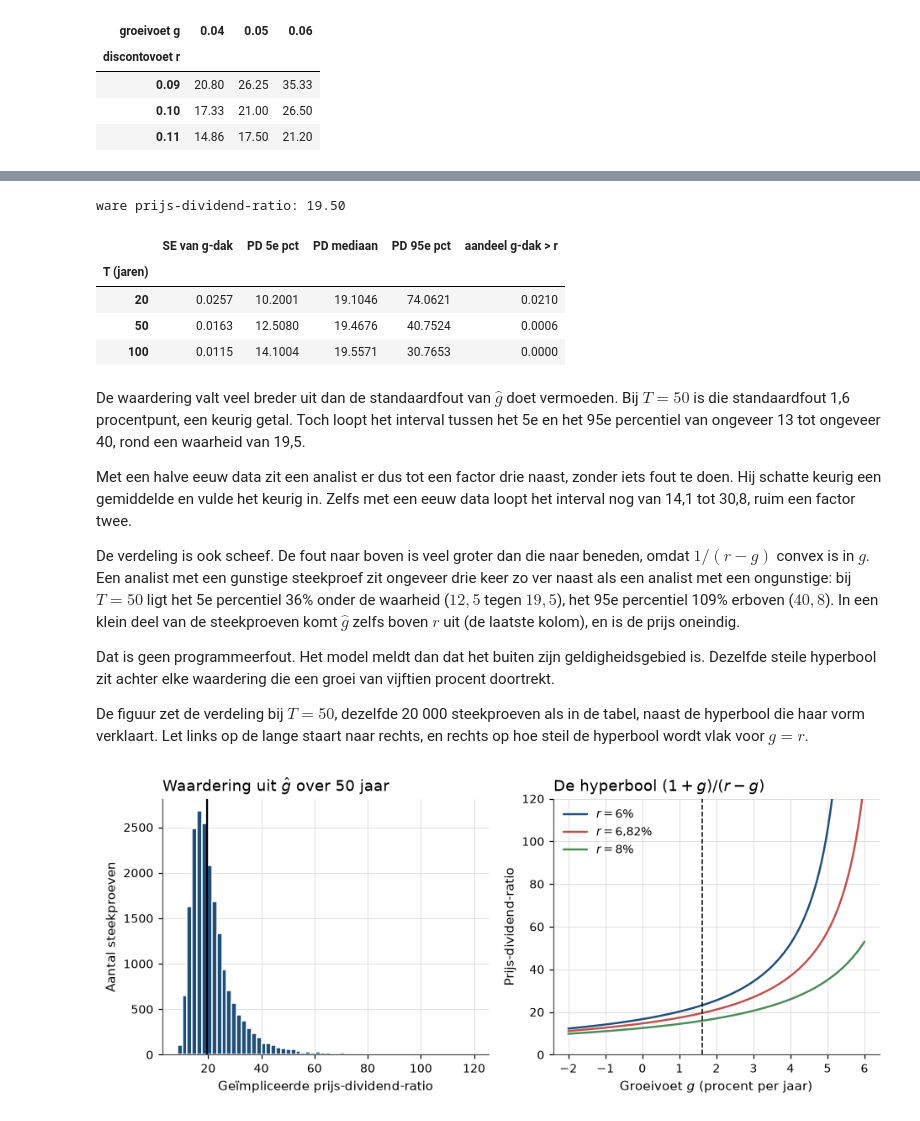
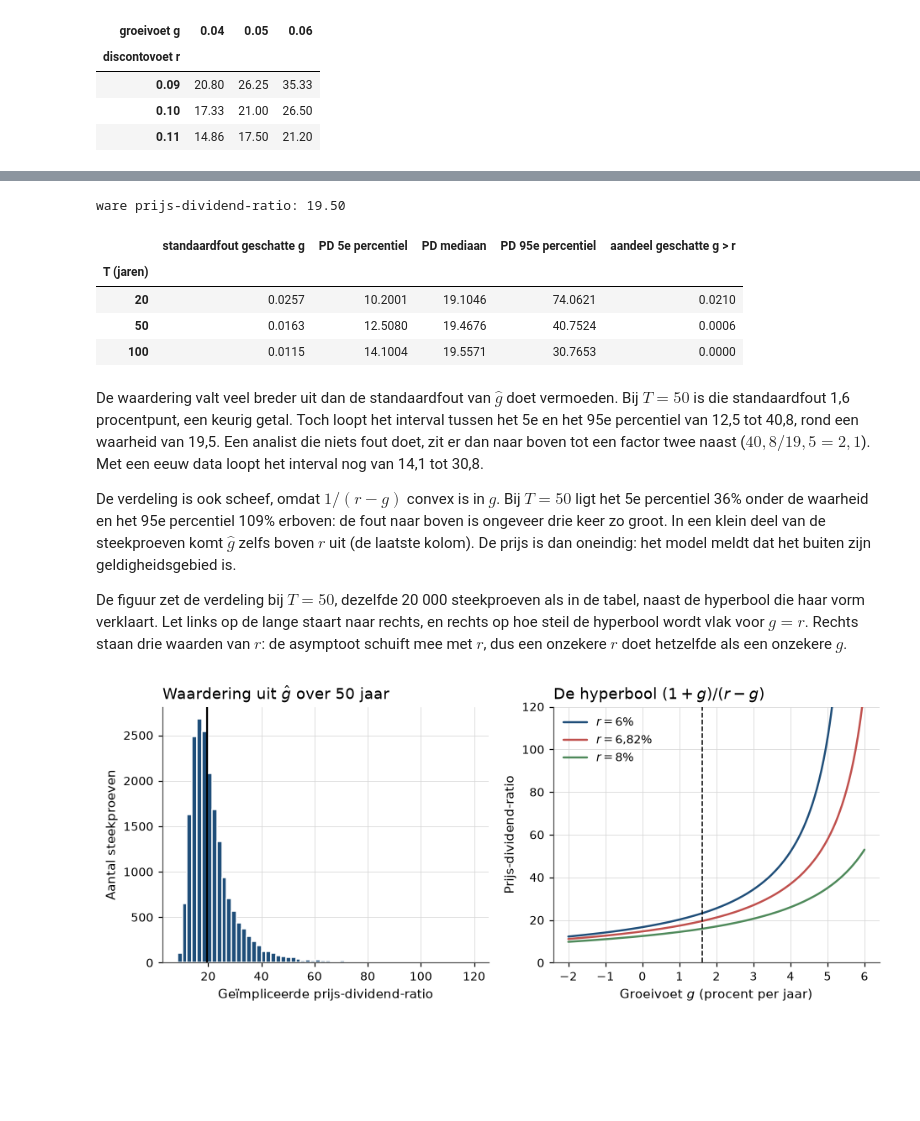
Before and after one commit to MaartenN14/history-asset-pricing, a Jupyter notebook: lectures/01_03_williams_ddm.ipynb, the cells around one changed output, grey strips where cells are left out. Cells and saved outputs as stored; diff of their text form; code cells hidden in the pictures; blank space fills up the shorter version.

```diff
--- a/lectures/01_03_williams_ddm.ipynb
+++ b/lectures/01_03_williams_ddm.ipynb
@@ -787,32 +671,32 @@ en 100 jaar.
 # %%
 g_true, sigma_g, r_true = 0.0161, 0.115, 0.0682
 n_sim = 20_000
 
 pd_true = (1 + g_true) / (r_true - g_true)
 rows = []
 pd_hat_by_T = {}                                 # bewaard voor de figuur
 for T in (20, 50, 100):
     growth = rng.normal(g_true, sigma_g, size=(n_sim, T))
     g_hat = growth.mean(axis=1)
     finite = g_hat < r_true                      # anders: oneindige prijs
     pd_hat = np.where(finite, (1 + g_hat) / (r_true - g_hat), np.nan)
     pd_hat_by_T[T] = pd_hat
     rows.append(
         {
             "T (jaren)": T,
-            "SE van g-dak": sigma_g / np.sqrt(T),
-            "PD 5e pct": np.nanpercentile(pd_hat, 5),
+            "standaardfout geschatte g": sigma_g / np.sqrt(T),
+            "PD 5e percentiel": np.nanpercentile(pd_hat, 5),
             "PD mediaan": np.nanpercentile(pd_hat, 50),
-            "PD 95e pct": np.nanpercentile(pd_hat, 95),
-            "aandeel g-dak > r": 1 - finite.mean(),
+            "PD 95e percentiel": np.nanpercentile(pd_hat, 95),
+            "aandeel geschatte g > r": 1 - finite.mean(),
         }
     )
 
 print(f"ware prijs-dividend-ratio: {pd_true:.2f}")
 pd.DataFrame(rows).set_index("T (jaren)").round(4)
 # %% [output]
 ware prijs-dividend-ratio: 19.50
-|  | SE van g-dak | PD 5e pct | PD mediaan | PD 95e pct | aandeel g-dak > r |
+|  | standaardfout geschatte g | PD 5e percentiel | PD mediaan | PD 95e percentiel | aandeel geschatte g > r |
 | T (jaren) |  |  |  |  |  |
 | 20 | 0.0257 | 10.2001 | 19.1046 | 74.0621 | 0.0210 |
 | 50 | 0.0163 | 12.5080 | 19.4676 | 40.7524 | 0.0006 |
@@ -820,28 +704,22 @@ ware prijs-dividend-ratio: 19.50
 # %% [markdown]
 De waardering valt veel breder uit dan de standaardfout van $\hat g$ doet
 vermoeden. Bij $T = 50$ is die standaardfout 1,6 procentpunt, een keurig getal.
-Toch loopt het interval tussen het 5e en het 95e percentiel van ongeveer 13 tot
-ongeveer 40, rond een waarheid van 19,5.
+Toch loopt het interval tussen het 5e en het 95e percentiel van 12,5 tot 40,8,
+rond een waarheid van 19,5. Een analist die niets fout doet, zit er dan naar
+boven tot een factor twee naast ($40{,}8/19{,}5 = 2{,}1$). Met een eeuw data
+loopt het interval nog van 14,1 tot 30,8.
 
-Met een halve eeuw data zit een analist er dus tot een factor drie naast, zonder
-iets fout te doen. Hij schatte keurig een gemiddelde en vulde het keurig in.
-Zelfs met een eeuw data loopt het interval nog van 14,1 tot 30,8, ruim een factor
-twee.
-
-De verdeling is ook scheef. De fout naar boven is veel groter dan die naar
-beneden, omdat $1/(r-g)$ convex is in $g$. Een analist met een gunstige
-steekproef zit ongeveer drie keer zo ver naast als een analist met een ongunstige:
-bij $T = 50$ ligt het 5e percentiel 36% onder de waarheid ($12{,}5$ tegen
-$19{,}5$), het 95e percentiel 109% erboven ($40{,}8$). In een klein deel van de steekproeven
-komt $\hat g$ zelfs boven $r$ uit (de laatste kolom), en is de prijs oneindig.
-
-Dat is geen programmeerfout. Het model meldt dan dat het buiten zijn
-geldigheidsgebied is. Dezelfde steile hyperbool zit achter elke waardering die
-een groei van vijftien procent doortrekt.
+De verdeling is ook scheef, omdat $1/(r-g)$ convex is in $g$. Bij $T = 50$ ligt
+het 5e percentiel 36% onder de waarheid en het 95e percentiel 109% erboven: de
+fout naar boven is ongeveer drie keer zo groot. In een klein deel van de
+steekproeven komt $\hat g$ zelfs boven $r$ uit (de laatste kolom). De prijs is
+dan oneindig: het model meldt dat het buiten zijn geldigheidsgebied is.
 
 De figuur zet de verdeling bij $T = 50$, dezelfde 20 000 steekproeven als in de
-tabel, naast de hyperbool die haar vorm verklaart. Let links op de lange staart naar rechts, en rechts op hoe steil de
-hyperbool wordt vlak voor $g = r$.
+tabel, naast de hyperbool die haar vorm verklaart. Let links op de lange staart
+naar rechts, en rechts op hoe steil de hyperbool wordt vlak voor $g = r$. Rechts
+staan drie waarden van $r$: de asymptoot schuift mee met $r$, dus een onzekere $r$
+doet hetzelfde als een onzekere $g$.
 # %%
 T_plot = 50
 pd_hat = pd_hat_by_T[T_plot]                     # dezelfde steekproeven als in de tabel
```
Also changed, not shown: parts of 27 cells of this notebook, 6 other files.
